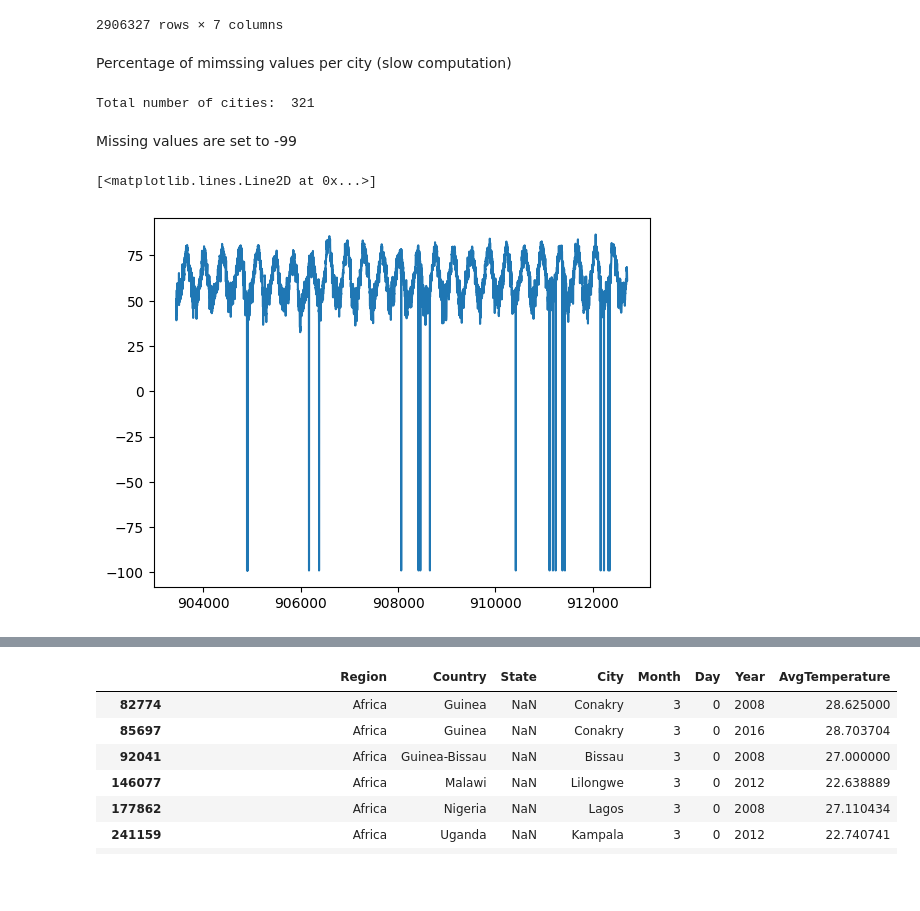
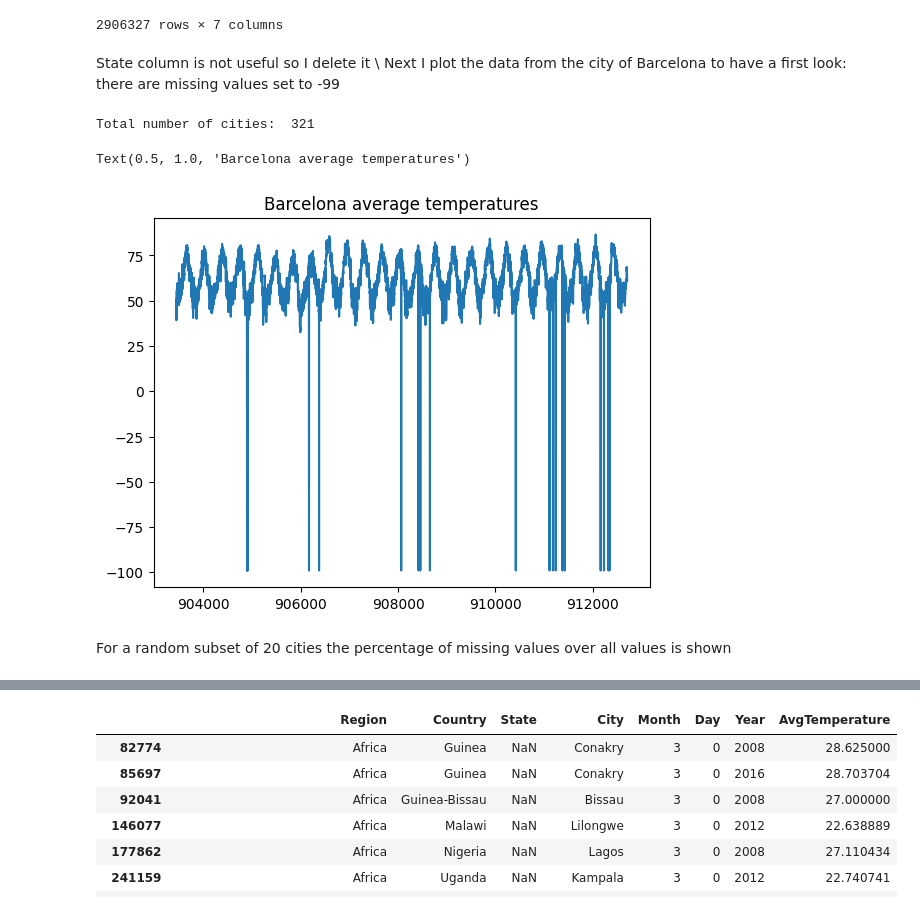
Before and after one commit to FrancescoZanni/Temperature, a Jupyter notebook: Temperature.ipynb, the cells around one changed output, grey strips where cells are left out. Drawn from its saved outputs; the diff is of its cells as text; code cells hidden in the pictures; blank space fills up the shorter version.

```diff
--- a/Temperature.ipynb
+++ b/Temperature.ipynb
@@ -117,5 +122,3 @@ raw_data.drop("State", axis = 1)
 | 2906325 | North America | US | San Juan Puerto Rico | 7 | 30 | 2013 | 83.8 |
 | 2906326 | North America | US | San Juan Puerto Rico | 7 | 31 | 2013 | 83.6 |
 2906327 rows × 7 columns
-# %% [markdown]
-Percentage of mimssing values per city (slow computation)
@@ -125,11 +125,16 @@ Percentage of mimssing values per city (slow computation)
+# %% [markdown]
+State column is not useful so I delete it \\
+Next I plot the data from the city of Barcelona to have a first look: there are missing values set to -99
 # %%
 print("Total number of cities: ", raw_data.City.unique().size)
 # %% [output]
 Total number of cities:  321
-# %% [markdown]
-Missing values are set to -99
 # %%
 pl.plot(raw_data[raw_data.City == "Barcelona"].AvgTemperature)
+pl.title("Barcelona average temperatures")
 # %% [output]
-[<matplotlib.lines.Line2D at 0x...>]
+Text(0.5, 1.0, 'Barcelona average temperatures')
-[figure, old version]
+[figure, new version]
+# %% [markdown]
+
+For a random subset of 20 cities the percentage of missing values over all values is shown
```
Also changed, not shown: parts of 47 cells of this notebook.
